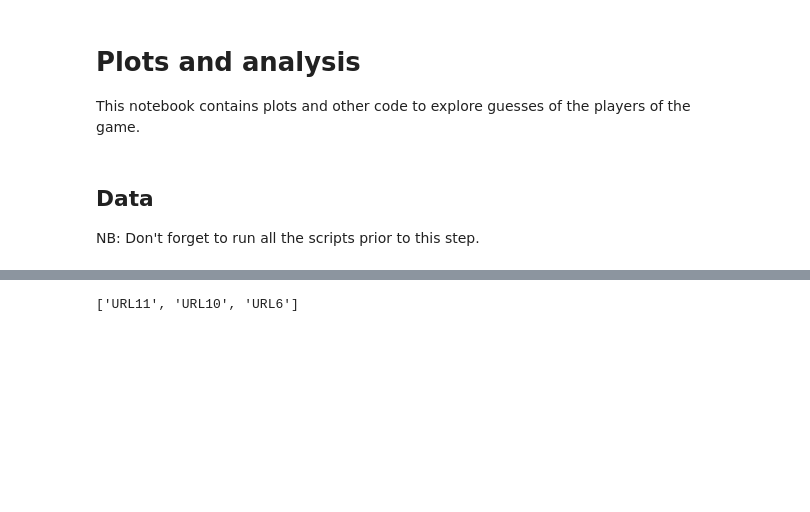
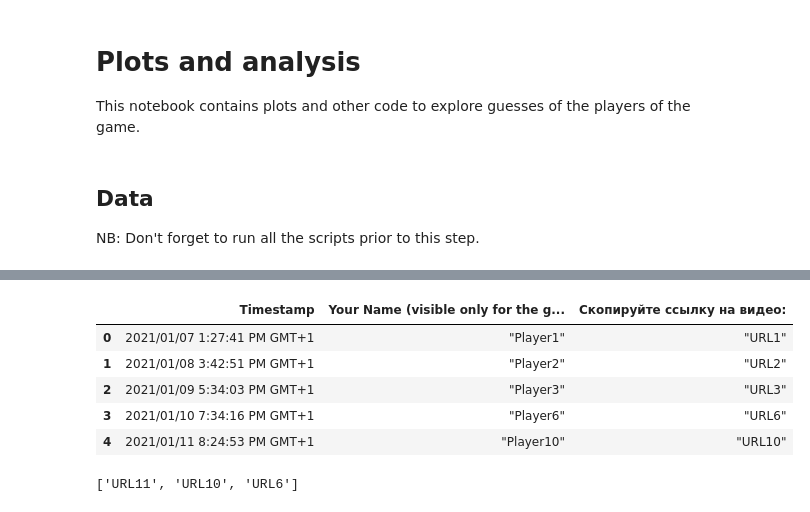
Before and after one commit to NLeSC/balconaz, a Jupyter notebook: notebooks/analysis.ipynb, the cells around one changed output, grey strips where cells are left out. Drawn from its saved outputs; the diff is of its cells as text; code cells hidden in the pictures; blank space fills up the shorter version.

Commit message:
importing ground truth data

```diff
--- a/notebooks/analysis.ipynb
+++ b/notebooks/analysis.ipynb
@@ -15,6 +15,4 @@ NB: Don't forget to run all the scripts prior to this step.
 # %%
 # Load all inputs
 df_raw = pd.read_csv('../data/answers.csv',error_bad_lines=False)
-
-#check
-df_raw.shape
+df2_raw = pd.read_csv('../data/ground_truth.csv',error_bad_lines=False)
@@ -32 +30,11 @@ df_raw.head()
+# %%
+df2_raw.head()
+#df_raw.shape
+# %% [output]
+|  | Timestamp | Your Name (visible only for the g... | Скопируйте ссылку на видео: |
+| 0 | 2021/01/07 1:27:41 PM GMT+1 | "Player1" | "URL1" |
+| 1 | 2021/01/08 3:42:51 PM GMT+1 | "Player2" | "URL2" |
+| 2 | 2021/01/09 5:34:03 PM GMT+1 | "Player3" | "URL3" |
+| 3 | 2021/01/10 7:34:16 PM GMT+1 | "Player6" | "URL6" |
+| 4 | 2021/01/11 8:24:53 PM GMT+1 | "Player10" | "URL10" |
 # %%
```
Also changed, not shown: parts of 7 cells of this notebook.
